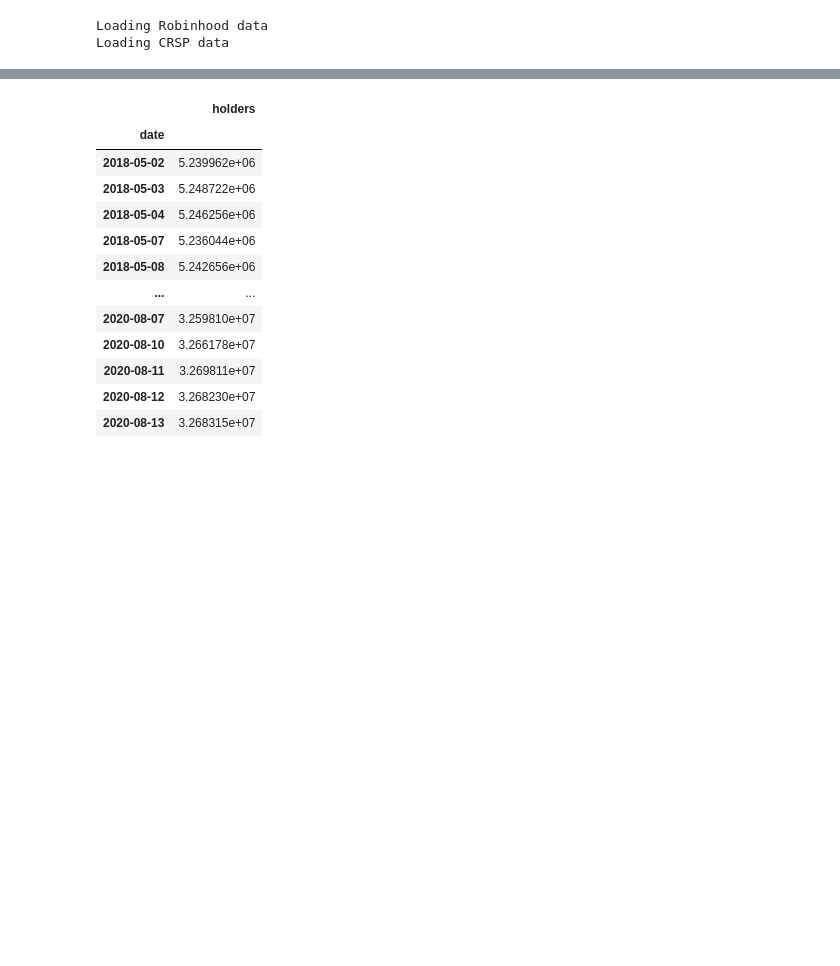
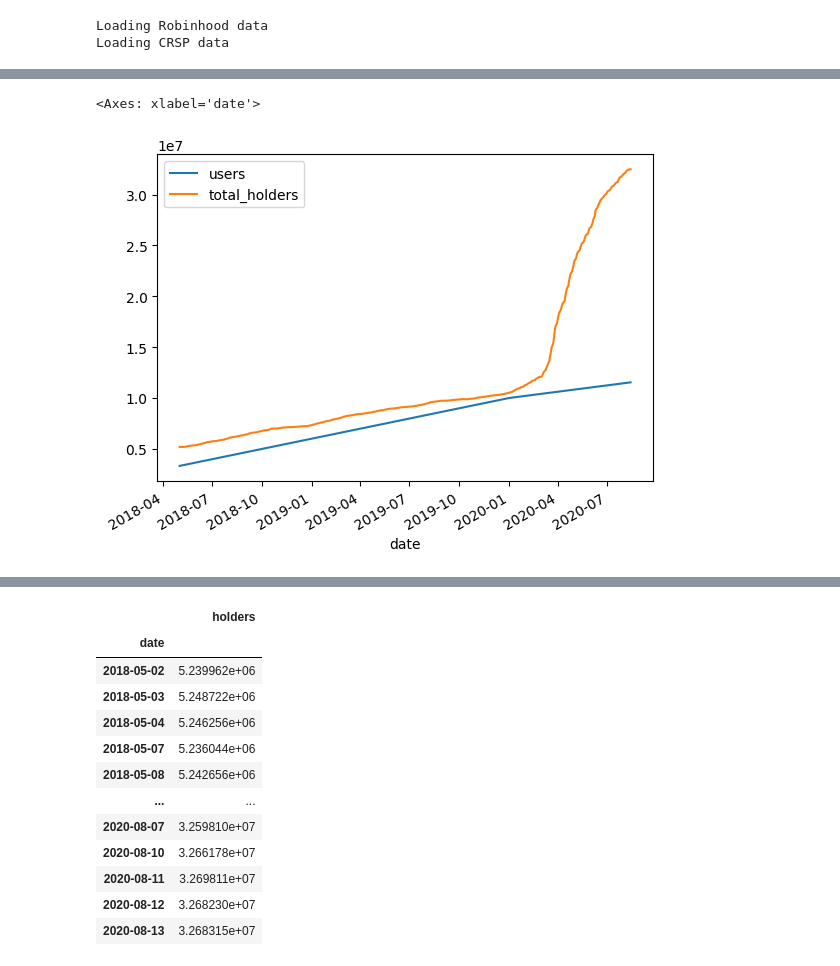
Before and after one commit to FedericoCortesi/Robinhood_data, a Jupyter notebook: test.ipynb, the cells around one changed output, grey strips where cells are left out. Cells and saved outputs as stored; diff of their text form; code cells hidden in the pictures; blank space fills up the shorter version.

```diff
--- a/test.ipynb
+++ b/test.ipynb
@@ -18,0 +15,2 @@ Merging...
+# %%
+df_users = dl.merge_dfs(users=True)
@@ -18,0 +19,2 @@ Merging...
+# %%
+df_users["users"] = df_users["users"]*1e6
@@ -19,3 +37,8 @@ Merging...
+# %%
+df_users[["date", "users", "total_holders"]].groupby("date").mean().plot(kind="line")
+# %% [output]
+<Axes: xlabel='date'>
+[figure, added]
 # %%
 df = df_merged
 df["holders_rank"] = df.groupby("date")["holders"].rank(ascending=False)
```
Also changed, not shown: parts of 39 cells of this notebook, 5 other files.
